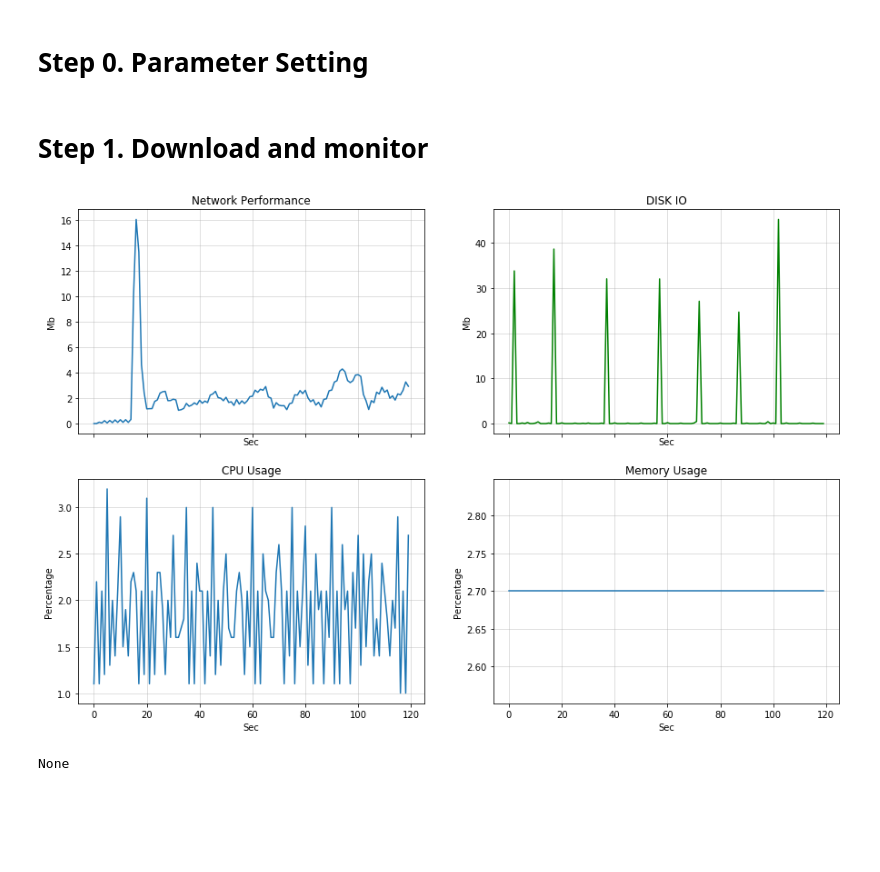
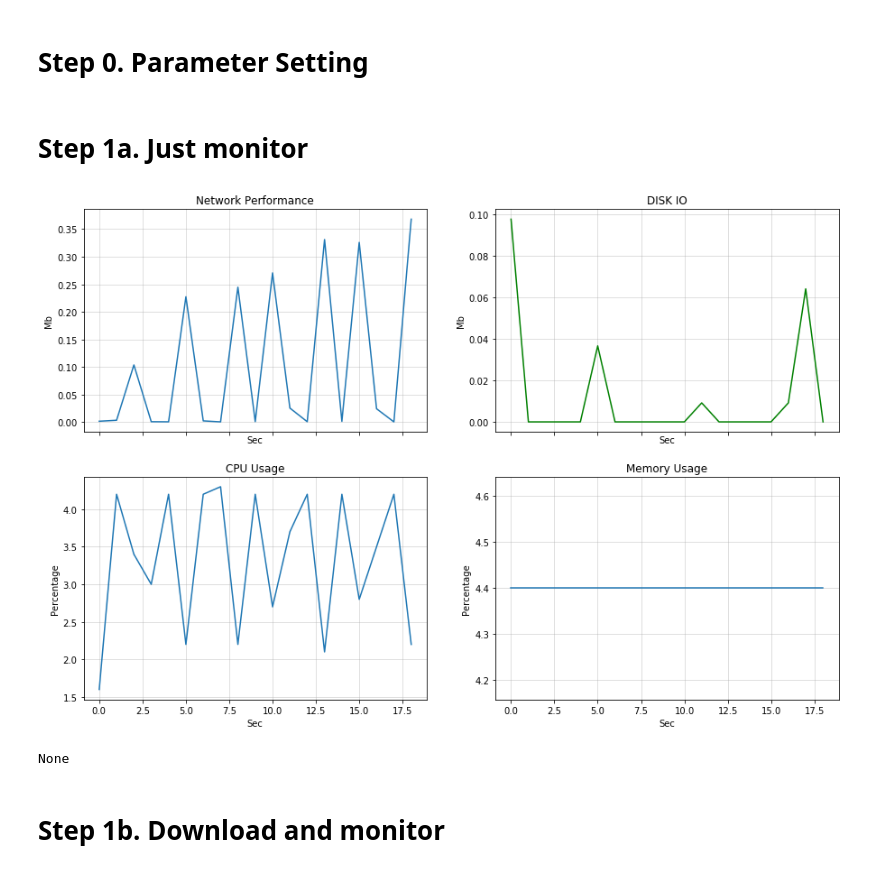
Before and after one commit to waue0920/DTN_monitor, a Jupyter notebook: DTN_monitor.ipynb, the cells around one changed output. Saved outputs shown, nothing was run; the diff lists cells and outputs as text; code cells hidden in the pictures; blank space fills up the shorter version.

```diff
--- a/DTN_monitor.ipynb
+++ b/DTN_monitor.ipynb
@@ -5,10 +5,15 @@ import dtnmonitor as dtn
 
 graph_mode=1  #0 all, 1 100pt
+# %% [markdown]
+# Step 1a. Just monitor
+# %%
+## download and monitor
+dtn.exec_command("python callmonitor_v2.py",graph_mode)
+# %% [output]
+[figure, added]
+None
 # %% [markdown]
-# Step 1. Download and monitor
+# Step 1b. Download and monitor
 # %%
-#download
-dtn.exec_command("python downloadncar.py 20170608 00 NOAA",graph_mode)
+## download and monitor
+#dtn.exec_command("python downloadncar.py 20170608 00 NOAA",graph_mode)
-# %% [output]
-[figure, removed]
-None
```
Also changed, not shown: parts of 1 cell of this notebook.
